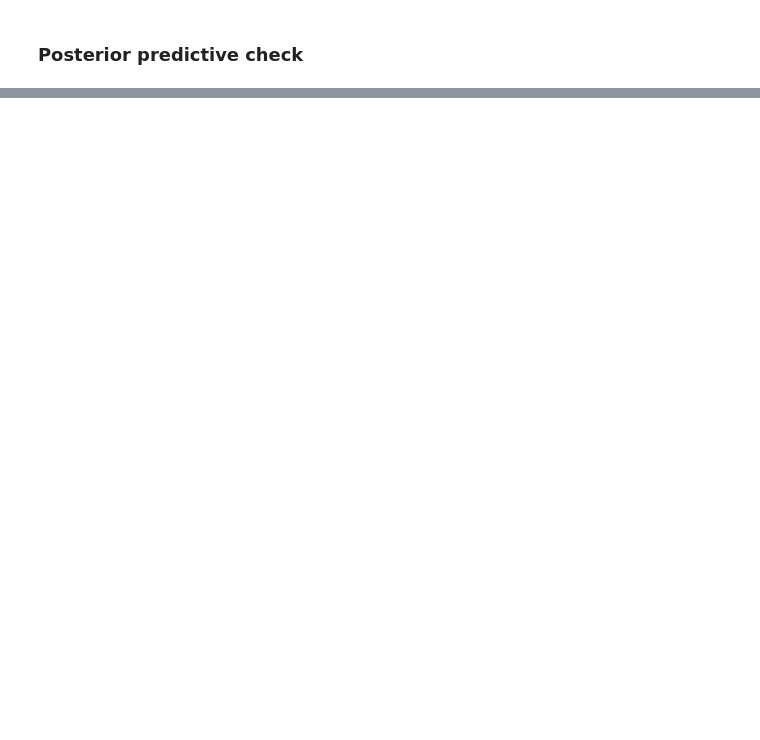
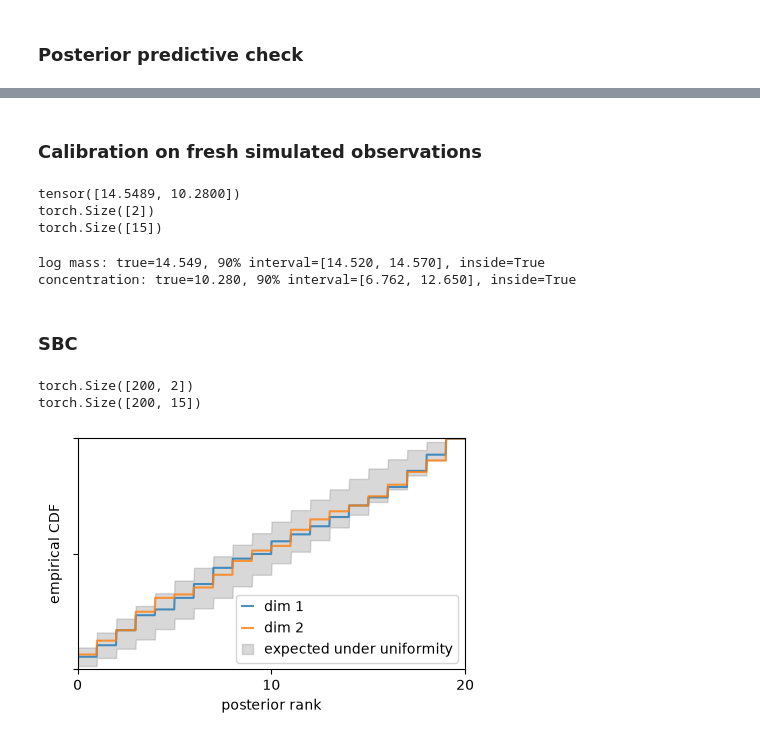
Before and after one commit to Arcobaleno-29/nfw-lensing-sbi, a Jupyter notebook: src/sbi_radial.ipynb, the cells around one changed output, grey strips where cells are left out. Cells and saved outputs as stored; diff of their text form; code cells hidden in the pictures; blank space fills up the shorter version.

Commit message:
Adding plots from GetDist, as well as updating SBC.

```diff
--- a/src/sbi_radial.ipynb
+++ b/src/sbi_radial.ipynb
@@ -103,7 +103,7 @@ torch.Size([15])
 from sbi.utils import BoxUniform
 prior = BoxUniform(low = torch.as_tensor(prior_low, dtype=torch.float32),
                    high = torch.as_tensor(prior_high,dtype=torch.float32),)
-num_simulations = 1000
+num_simulations = 5000
 theta_train = prior.sample((num_simulations,))
 
 x_train = torch.stack(
@@ -269,0 +269,31 @@ Median: tensor([-0.0054,  0.0023,  0.0055,  0.0098,  0.0187,  0.0287,  0.0382,
+# %% [markdown]
+### Calibration on fresh simulated observations
+# %%
+#Draw a known mass and concentration from the prior
+theta_test = prior.sample((1,))[0]
+print(theta_test)        # [log_mass, concentration]
+print(theta_test.shape)  # torch.Size([2])
+
+#New 15-bin profile
+x_test = simulate_radial(theta_test)
+print(x_test.shape)      # torch.Size([15])
+
+#Give the profile to the trained posterior
+test_samples = posterior.sample((1000,), x=x_test)
+lower = torch.quantile(test_samples, 0.05, dim=0)
+upper = torch.quantile(test_samples, 0.95, dim=0)
+
+inside = (theta_test >= lower) & (theta_test <= upper)
+
+for i, name in enumerate(["log mass", "concentration"]):
+    print(
+        f"{name}: true={theta_test[i]:.3f}, "
+        f"90% interval=[{lower[i]:.3f}, {upper[i]:.3f}], "
+        f"inside={inside[i].item()}"
+    )
+# %% [output]
+tensor([14.5489, 10.2800])
+torch.Size([2])
+torch.Size([15])
+log mass: true=14.549, 90% interval=[14.520, 14.570], inside=True
+concentration: true=10.280, 90% interval=[6.762, 12.650], inside=True
@@ -269,0 +328,35 @@ Median: tensor([-0.0054,  0.0023,  0.0055,  0.0098,  0.0187,  0.0287,  0.0382,
+# %% [markdown]
+### SBC
+# %%
+#SBC
+from sbi.diagnostics import run_sbc
+from sbi.analysis.plot import sbc_rank_plot
+
+num_sbc_samples = 200  # choose a number of sbc runs, should be ~100s
+prior_samples = prior.sample((num_sbc_samples,))
+prior_predictives = torch.stack([
+    simulate_radial(theta) for theta in prior_samples
+])
+
+print(prior_samples.shape)      # (200, 2)
+print(prior_predictives.shape)  # (200, 15)
+
+# run SBC: for each inference we draw 1000 posterior samples.
+num_posterior_samples = 1000
+ranks, dap_samples = run_sbc(
+    prior_samples,
+    prior_predictives,
+    posterior,
+    num_posterior_samples=num_posterior_samples,
+    use_batched_sampling=False,  # `True` can give speed-ups, but can cause memory issues.
+)
+fig, ax = sbc_rank_plot(
+    ranks,
+    num_posterior_samples,
+    num_bins=20,
+    figsize=(5, 3),
+)
+# %% [output]
+torch.Size([200, 2])
+torch.Size([200, 15])
+[figure, added]
```
Also changed, not shown: parts of 8 cells of this notebook, 1 other file.
